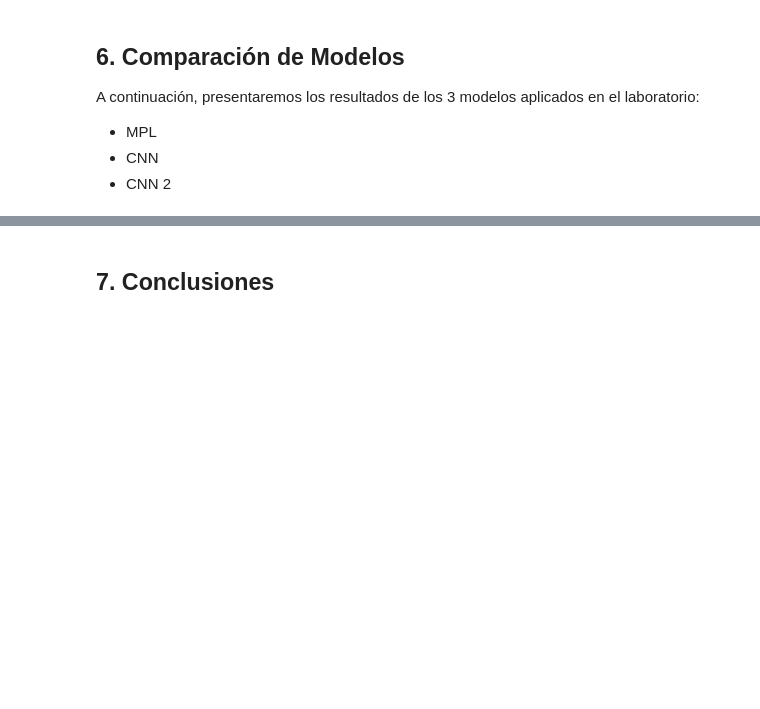
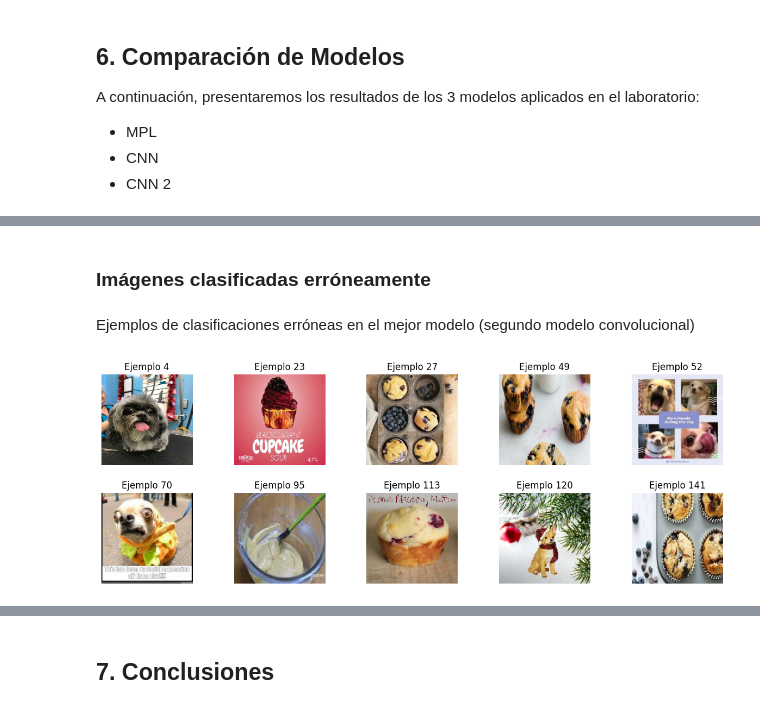
Before and after one commit to DiegoLeonG96/Tarea2_MLA, a Jupyter notebook: Tarea_2_MLA.ipynb, the cells around one changed output, grey strips where cells are left out. Drawn from its saved outputs; the diff is of its cells as text; code cells hidden in the pictures; blank space fills up the shorter version.

Commit message:
Agregando ejemplos de imágenes

```diff
--- a/Tarea_2_MLA.ipynb
+++ b/Tarea_2_MLA.ipynb
@@ -414,0 +417,49 @@ weighted avg       0.92      0.92      0.92      1184
+# %% [markdown]
+### Imágenes clasificadas erróneamente
+# %%
+def plot_images_in_grid(images, titles, n_examples=10, n_rows=2, figsize=(15, 5)):
+    """
+    Generaliza la creación de una grilla para mostrar imágenes.
+
+    Parameters:
+    - images: Lista de imágenes a mostrar.
+    - titles: Lista de títulos para cada imagen.
+    - n_examples: Número máximo de ejemplos a mostrar.
+    - n_rows: Número de filas en la grilla.
+    - figsize: Tamaño de la figura (tupla).
+    """
+    n_cols = (n_examples + n_rows - 1) // n_rows  # Calcula el número de columnas
+    fig, ax = plt.subplots(n_rows, n_cols, figsize=figsize)
+
+    # Asegura que 'ax' sea una matriz bidimensional
+    ax = ax.flatten() if n_rows > 1 else [ax]
+
+    for idx in range(len(ax)):
+        if idx < n_examples and idx < len(images):
+            ax[idx].imshow(images[idx])
+            ax[idx].set_title(titles[idx])
+            ax[idx].axis('off')
+        else:
+            ax[idx].axis('off')  # Desactiva las subtramas no usadas
+
+    plt.subplots_adjust(wspace=0.3, hspace=0.3)
+    plt.show()
+# %% [markdown]
+Ejemplos de clasificaciones erróneas en el mejor modelo (segundo modelo convolucional)
+# %%
+# Ejemplo de uso con datos de prueba:
+n_examples = 10
+n_rows = 2
+
+# Filtrar las imágenes y títulos a mostrar
+filtered_images = [X_test[i] / 255 for i in range(len(y_test)) if y_pred_cnn2[i] != y_test[i]]
+filtered_titles = [f'Ejemplo {i}' for i in range(len(y_test)) if y_pred_cnn2[i] != y_test[i]]
+
+# Limitar al número de ejemplos deseados
+filtered_images = filtered_images[:n_examples]
+filtered_titles = filtered_titles[:n_examples]
+
+# Llamar a la función para graficar
+plot_images_in_grid(filtered_images, filtered_titles, n_examples=n_examples, n_rows=n_rows)
+# %% [output]
+[figure, added]
```
Also changed, not shown: parts of 9 cells of this notebook.
